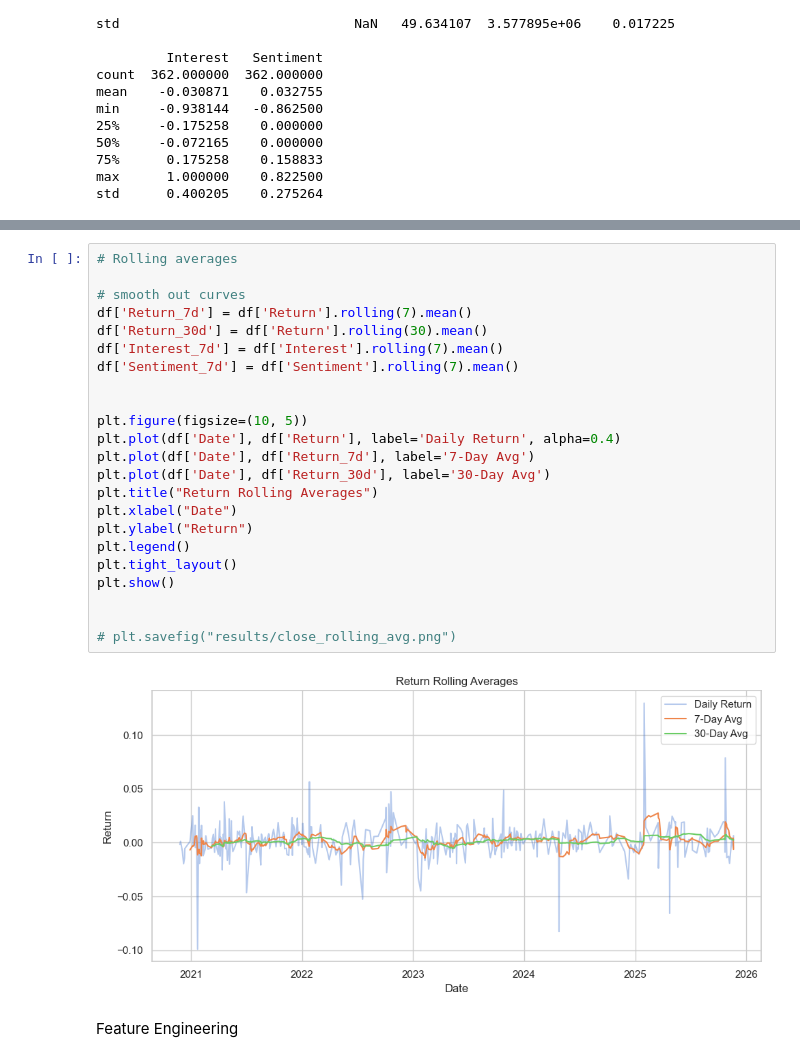
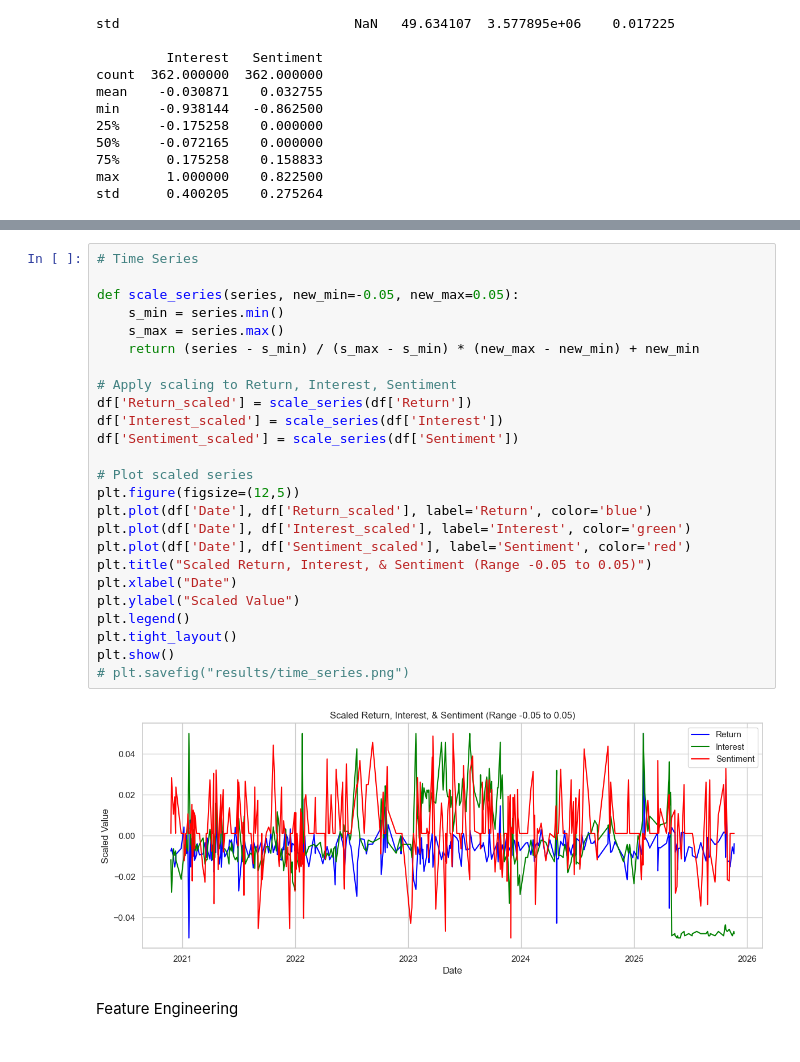
Before and after one commit to maddwillson/dsci510_fall2025_final_project, a Jupyter notebook: src/results.ipynb, the cells around one changed output, grey strips where cells are left out. Drawn from its saved outputs; the diff is of its cells as text.

```diff
--- a/src/results.ipynb
+++ b/src/results.ipynb
@@ -152,28 +128,30 @@ plt.show()
 # %%
-# Rolling averages
+# Time Series
 
-# smooth out curves
-df['Return_7d'] = df['Return'].rolling(7).mean()
-df['Return_30d'] = df['Return'].rolling(30).mean()
-df['Interest_7d'] = df['Interest'].rolling(7).mean()
-df['Sentiment_7d'] = df['Sentiment'].rolling(7).mean()
+def scale_series(series, new_min=-0.05, new_max=0.05):
+    s_min = series.min()
+    s_max = series.max()
+    return (series - s_min) / (s_max - s_min) * (new_max - new_min) + new_min
 
+# Apply scaling to Return, Interest, Sentiment
+df['Return_scaled'] = scale_series(df['Return'])
+df['Interest_scaled'] = scale_series(df['Interest'])
+df['Sentiment_scaled'] = scale_series(df['Sentiment'])
 
-plt.figure(figsize=(10, 5))
-plt.plot(df['Date'], df['Return'], label='Daily Return', alpha=0.4)
-plt.plot(df['Date'], df['Return_7d'], label='7-Day Avg')
-plt.plot(df['Date'], df['Return_30d'], label='30-Day Avg')
-plt.title("Return Rolling Averages")
+# Plot scaled series
+plt.figure(figsize=(12,5))
+plt.plot(df['Date'], df['Return_scaled'], label='Return', color='blue')
+plt.plot(df['Date'], df['Interest_scaled'], label='Interest', color='green')
+plt.plot(df['Date'], df['Sentiment_scaled'], label='Sentiment', color='red')
+plt.title("Scaled Return, Interest, & Sentiment (Range -0.05 to 0.05)")
 plt.xlabel("Date")
-plt.ylabel("Return")
+plt.ylabel("Scaled Value")
 plt.legend()
 plt.tight_layout()
 plt.show()
-
-
-# plt.savefig("results/close_rolling_avg.png")
+# plt.savefig("results/time_series.png")
 # %% [output]
-[figure, old version]
+[figure, new version]
 # %% [markdown]
 
 Feature Engineering
```
Also changed, not shown: parts of 9 cells of this notebook, 1 other file.
